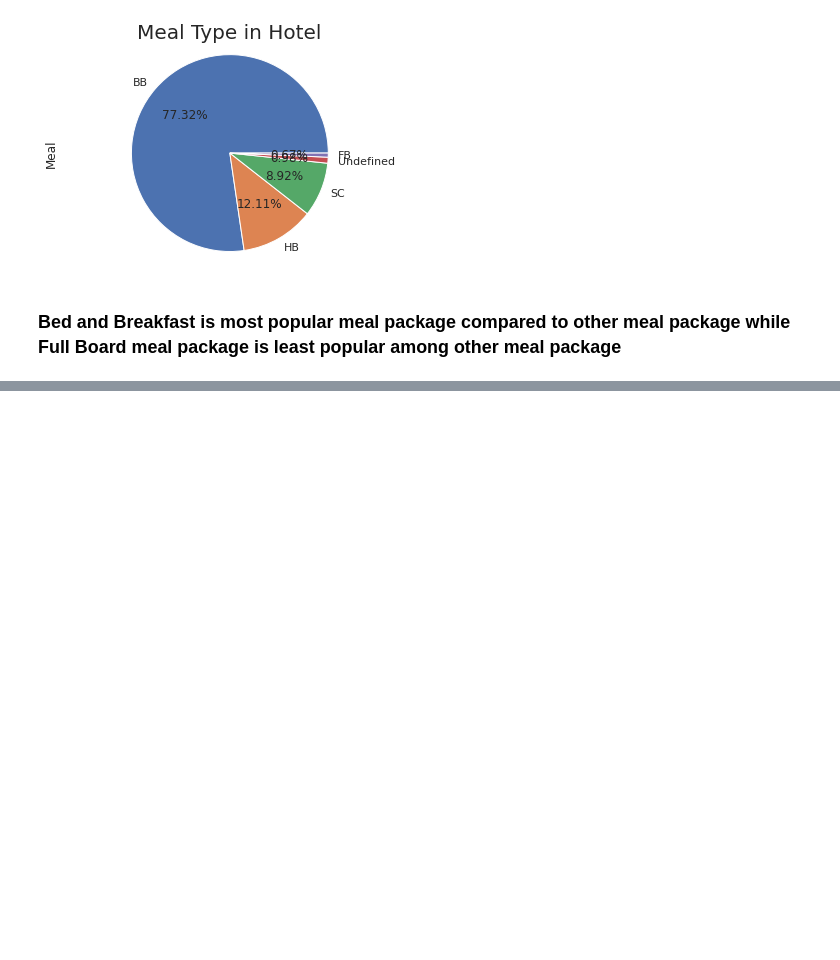
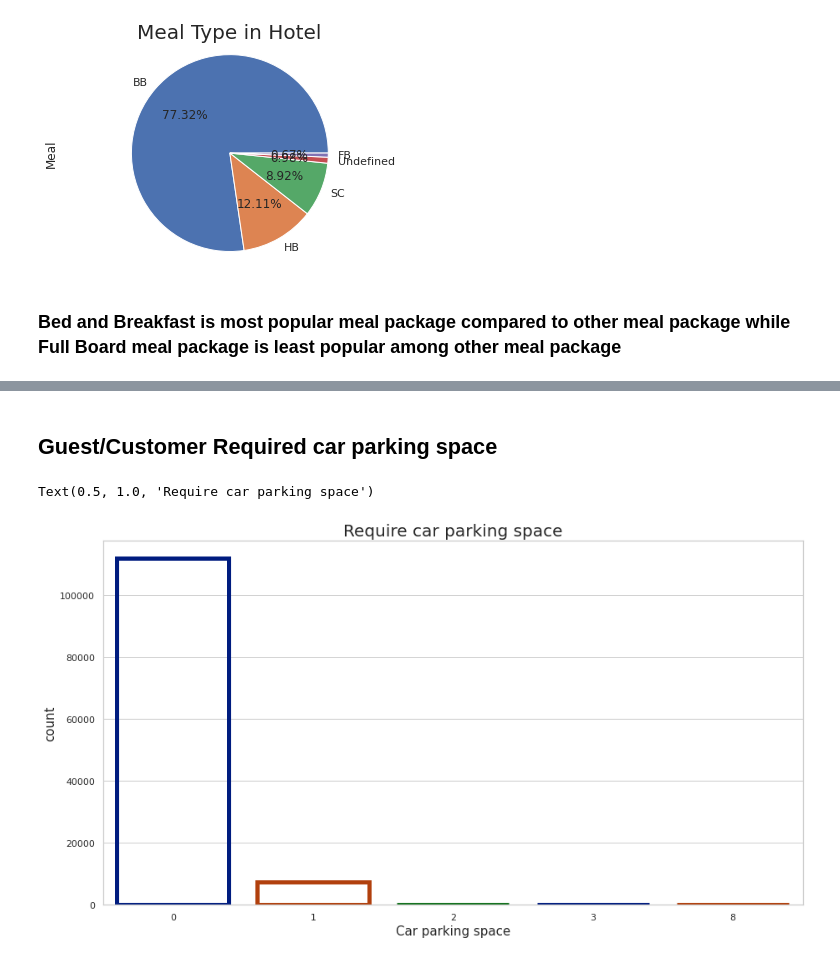
Before and after one commit to milanajudiya/Hotel_Booking_Analysis, a Jupyter notebook: Hotel_Booking_Analysis.ipynb, the cells around one changed output, grey strips where cells are left out. Cells and saved outputs as stored; diff of their text form; code cells hidden in the pictures; blank space fills up the shorter version.

```diff
--- a/Hotel_Booking_Analysis.ipynb
+++ b/Hotel_Booking_Analysis.ipynb
@@ -558,0 +601,14 @@ Text(0.5, 1.0, 'Meal Type in Hotel')
+# %% [markdown]
+## Guest/Customer Required car parking space
+# %%
+
+
+plt.figure(figsize=(15,8))
+sns.set_theme(style="whitegrid")
+sns.countplot(x="required_car_parking_spaces",data=df_hotel,facecolor=(0, 0, 0, 0),linewidth=5,edgecolor=sns.color_palette("dark", 3))
+plt.xlabel("Car parking space",size=15)
+plt.ylabel("count",size=15)
+plt.title("Require car parking space",size=20)
+# %% [output]
+Text(0.5, 1.0, 'Require car parking space')
+[figure, added]
```
Also changed, not shown: parts of 10 cells of this notebook.
